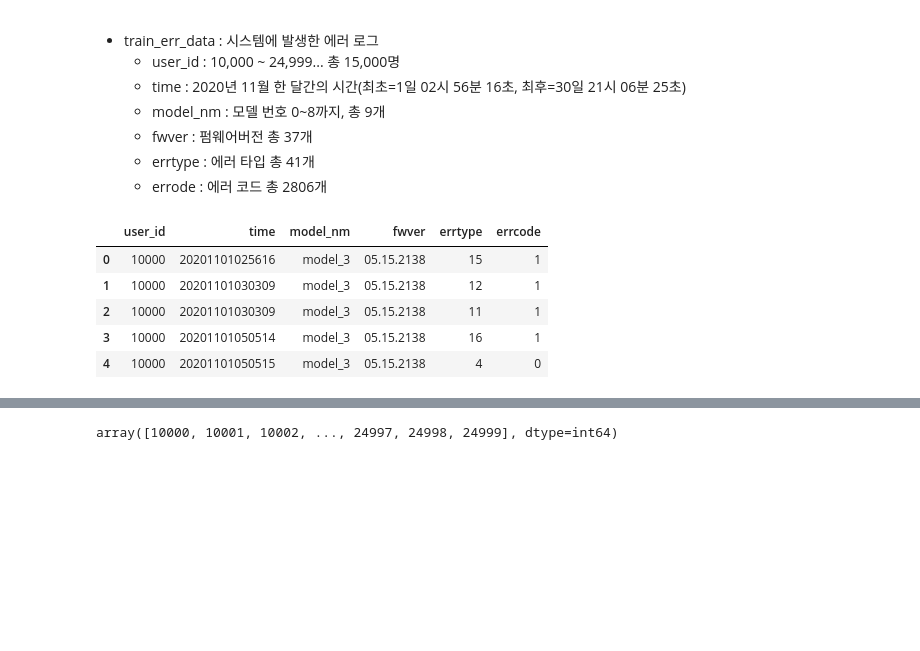
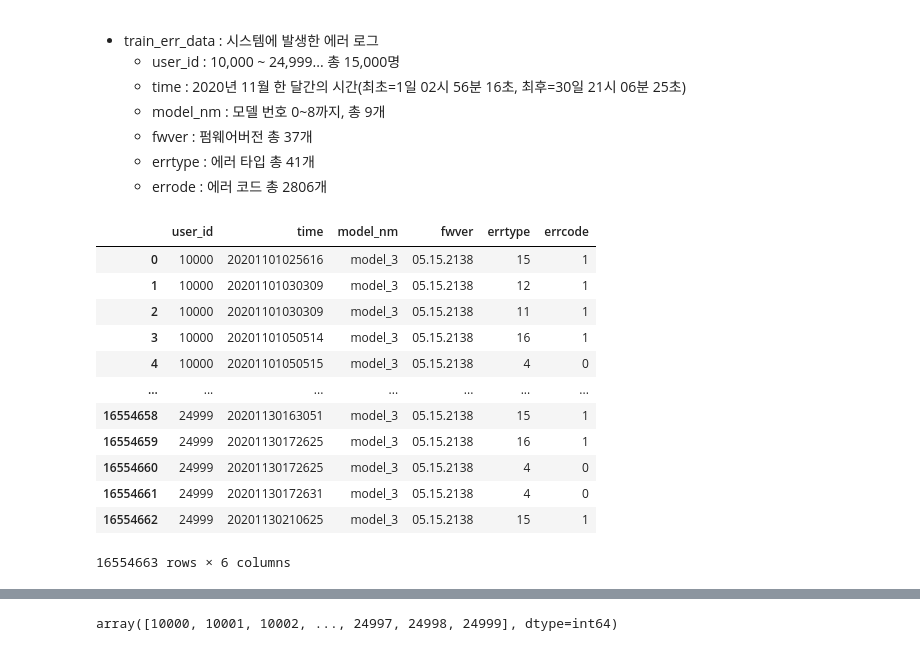
Before and after one commit to HandeulLy/Dacon, a Jupyter notebook: 6_LG_AUC/eda.ipynb, the cells around one changed output, grey strips where cells are left out. Cells and saved outputs as stored; diff of their text form; code cells hidden in the pictures; blank space fills up the shorter version.

```diff
--- a/6_LG_AUC/eda.ipynb
+++ b/6_LG_AUC/eda.ipynb
@@ -41,13 +44,20 @@ import numpy as np
 # %%
 PATH = './data/'
 
 train_err = pd.read_csv(PATH+'train_err_data.csv')
-train_err.head()
+train_err
 # %% [output]
 |  | user_id | time | model_nm | fwver | errtype | errcode |
 | 0 | 10000 | 20201101025616 | model_3 | 05.15.2138 | 15 | 1 |
 | 1 | 10000 | 20201101030309 | model_3 | 05.15.2138 | 12 | 1 |
 | 2 | 10000 | 20201101030309 | model_3 | 05.15.2138 | 11 | 1 |
 | 3 | 10000 | 20201101050514 | model_3 | 05.15.2138 | 16 | 1 |
 | 4 | 10000 | 20201101050515 | model_3 | 05.15.2138 | 4 | 0 |
+| ... | ... | ... | ... | ... | ... | ... |
+| 16554658 | 24999 | 20201130163051 | model_3 | 05.15.2138 | 15 | 1 |
+| 16554659 | 24999 | 20201130172625 | model_3 | 05.15.2138 | 16 | 1 |
+| 16554660 | 24999 | 20201130172625 | model_3 | 05.15.2138 | 4 | 0 |
+| 16554661 | 24999 | 20201130172631 | model_3 | 05.15.2138 | 4 | 0 |
+| 16554662 | 24999 | 20201130210625 | model_3 | 05.15.2138 | 15 | 1 |
+16554663 rows × 6 columns
 # %%
```
Also changed, not shown: parts of 14 cells of this notebook, 1 other file.
